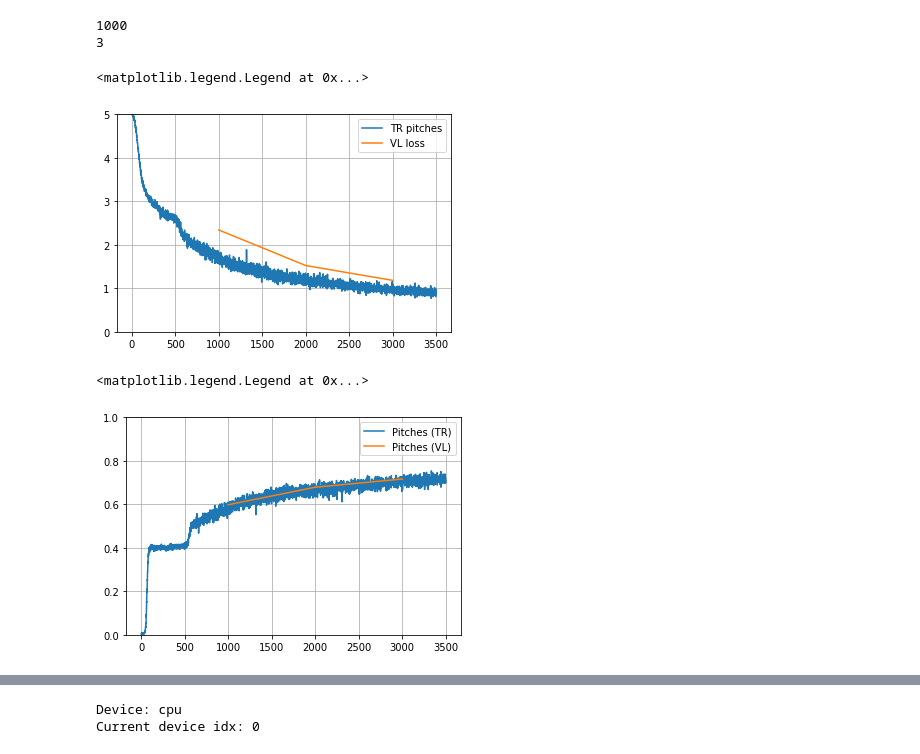
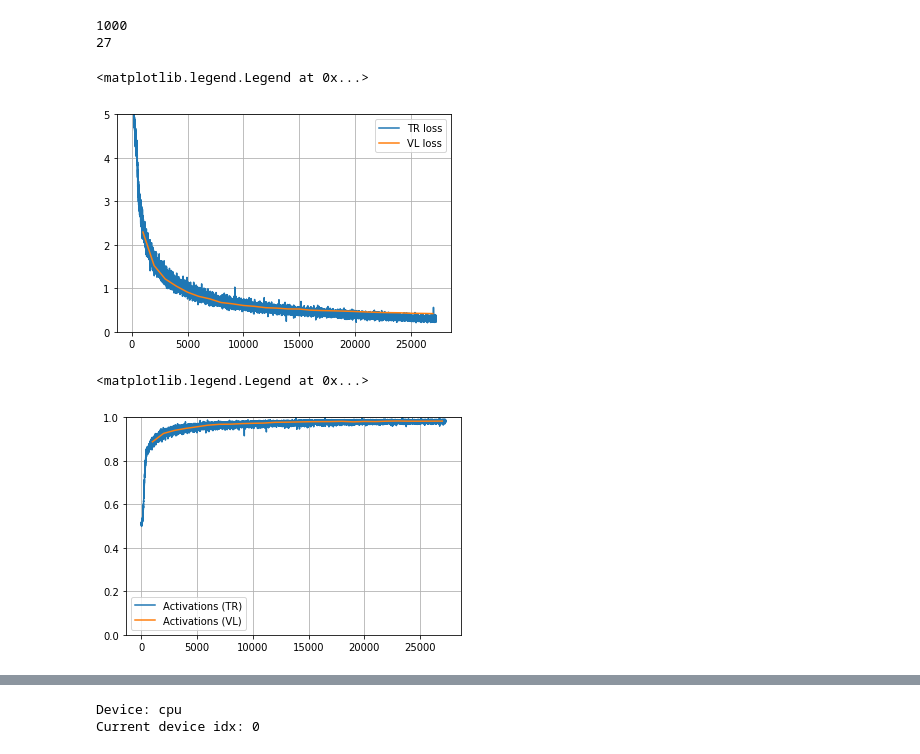
Before and after one commit to EmanueleCosenza/polyphemus, a Jupyter notebook: plot.ipynb, the cells around one changed output, grey strips where cells are left out. Saved outputs shown, nothing was run; the diff lists cells and outputs as text; code cells hidden in the pictures.

```diff
--- a/plot.ipynb
+++ b/plot.ipynb
@@ -9,42 +7,42 @@ FileNotFoundError: [Errno 2] No such file or directory: 'models/valset4/checkpoi
 # %%
 tr_losses = checkpoint['tr_losses']
 
-#plt.plot(range(1, len(tr_losses['tot'])+1), tr_losses['tot'], label='TR loss')
+plt.plot(range(1, len(tr_losses['tot'])+1), tr_losses['tot'], label='TR loss')
 #plt.plot(range(1, len(tr_losses['acts'])+1), tr_losses['acts'], label='TR acts')
-plt.plot(range(1, len(tr_losses['pitches'])+1), tr_losses['pitches'], label='TR pitches')
+#plt.plot(range(1, len(tr_losses['pitches'])+1), tr_losses['pitches'], label='TR pitches')
 #plt.plot(range(1, len(tr_losses['dur'])+1), tr_losses['dur'], label='TR dur')
 #plt.plot(range(1, len(tr_losses['kld'])+1), tr_losses['kld'], label='TR kld')
 
 val_losses = checkpoint['val_losses']
 eval_every = checkpoint['eval_every']
 print(eval_every)
 print(len(val_losses['tot']))
 
 plt.plot(range(1+eval_every, len(tr_losses['tot'])+1, eval_every), val_losses['tot'], label='VL loss')
 #plt.plot(range(1+eval_every, len(tr_losses['acts'])+1, eval_every), val_losses['acts'], label='VL acts')
 #plt.plot(range(1+eval_every, len(tr_losses['pitches'])+1, eval_every), val_losses['pitches'], label='VL pitches')
 #plt.plot(range(1+eval_every, len(tr_losses['dur'])+1, eval_every), val_losses['dur'], label='VL dur')
 #plt.plot(range(1+eval_every, len(tr_losses['kld'])+1, eval_every), val_losses['kld'], label='VL kld')
 
 plt.grid()
 plt.ylim(0, 5)
 plt.xlim()
 plt.legend()
 # %% [output]
 1000
-3
+27
 <matplotlib.legend.Legend at 0x...>
-[figure, old version]
+[figure, new version]
 # %%
 tr_accs = checkpoint['tr_accuracies']
-#plt.plot(range(1, len(tr_accs['acts'])+1), tr_accs['acts'], label='Activations (TR)')
-plt.plot(range(1, len(tr_accs['pitches'])+1), tr_accs['pitches'], label='Pitches (TR)')
+plt.plot(range(1, len(tr_accs['acts_acc'])+1), tr_accs['acts_acc'], label='Activations (TR)')
+#plt.plot(range(1, len(tr_accs['pitches'])+1), tr_accs['pitches'], label='Pitches (TR)')
 #plt.plot(range(1, len(tr_accs['dur'])+1), tr_accs['dur'], label='Durations (TR)')
 #plt.plot(range(1, len(tr_accs['notes'])+1), tr_accs['notes'], label='Notes (TR)')
 
 val_accs = checkpoint['val_accuracies']
-#plt.plot(range(1+eval_every, len(tr_accs['acts'])+1, eval_every), val_accs['acts'], label='Activations (VL)')
-plt.plot(range(1+eval_every, len(tr_accs['pitches'])+1, eval_every), val_accs['pitches'], label='Pitches (VL)')
+plt.plot(range(1+eval_every, len(tr_accs['acts_acc'])+1, eval_every), val_accs['acts_acc'], label='Activations (VL)')
+#plt.plot(range(1+eval_every, len(tr_accs['pitches'])+1, eval_every), val_accs['pitches'], label='Pitches (VL)')
 #plt.plot(range(1+eval_every, len(tr_accs['dur'])+1, eval_every), val_accs['dur'], label='Durations (VL)')
 #plt.plot(range(1+eval_every, len(tr_accs['notes'])+1, eval_every), val_accs['notes'], label='Notes (VL)')
 
@@ -54,7 +52,7 @@ plt.xlim()
 plt.legend()
 # %% [output]
 <matplotlib.legend.Legend at 0x...>
-[figure, old version]
+[figure, new version]
 # %%
 lrs = checkpoint['lrs']
 plt.plot(range(1, len(lrs)+1), lrs, label='Lr')
```
Also changed, not shown: parts of 5 cells of this notebook, 3 other files.
